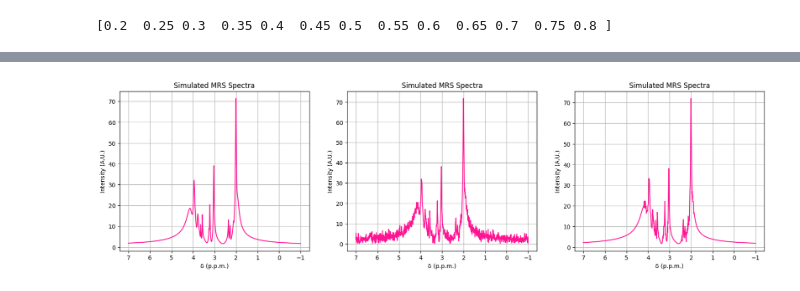
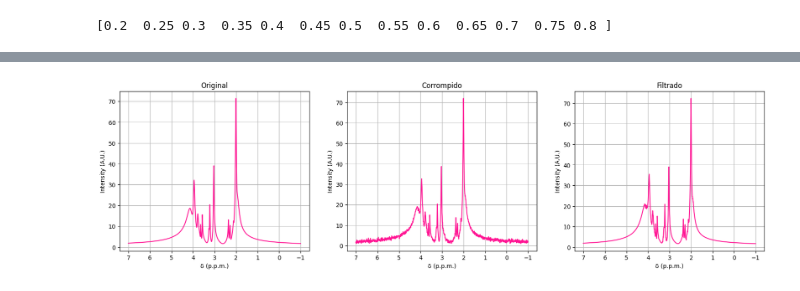
Before and after one commit to JoaoDell/MRI-study, a Jupyter notebook: examples/MPM/smart_noise_filtering.ipynb, the cells around one changed output, grey strips where cells are left out. Drawn from its saved outputs; the diff is of its cells as text; code cells hidden in the pictures.

```diff
--- a/examples/MPM/smart_noise_filtering.ipynb
+++ b/examples/MPM/smart_noise_filtering.ipynb
@@ -29,7 +29,7 @@ pop = pymri.population(ws, t2s, M_0s, spins_phi)
 sig, t = pymri.population_transverse_decay( t0, tn, dt, pop, np.array([]) )
 freqs, sig_fft = pymri.fourier_spectrum( sig, dt, B0 )
 
-c_sig = pymri.corrupted_snr(sig, 0.0, 0.03)
+c_sig = pymri.corrupted_snr(sig, 0.0, 0.01)
 c_freqs, c_sig_fft = pymri.fourier_spectrum( c_sig, dt, B0 )
 
 pymri.plot_chem_shifts( freqs, c_sig_fft, 1.0 )
@@ -66,18 +87,20 @@ filtered_alpha = alpha[mask]
 # %%
 filtered_pop = pymri.population(filtered_omega, 1/filtered_alpha, filtered_s0, filtered_phi)
 
 filtered_sig, t = pymri.population_transverse_decay(t0, tn, dt, filtered_pop, np.ndarray([]))
 
 filtered_freqs, filtered_sig_fft = pymri.fourier_spectrum( filtered_sig, dt, B0 )
 
+r_freqs, r_sig_fft = pymri.fourier_spectrum( reconstructed_sig, dt, B0 )
+
 plt.figure(figsize = (20, 5))
 plt.subplot(131)
-pymri.plot_chem_shifts( freqs, sig_fft, 1.0 )
+pymri.plot_chem_shifts( freqs, sig_fft, 1.0, title="Original" )
 
 plt.subplot(132)
-pymri.plot_chem_shifts( c_freqs, c_sig_fft, 1.0 )
+pymri.plot_chem_shifts( c_freqs, c_sig_fft, 1.0, title="Corrompido" )
 
 plt.subplot(133)
-pymri.plot_chem_shifts( filtered_freqs, filtered_sig_fft, 1.0 )
+pymri.plot_chem_shifts( filtered_freqs, filtered_sig_fft, 1.0, title="Filtrado" )
 # %% [output]
-[figure, old version]
+[figure, new version]
```
Also changed, not shown: parts of 2 cells of this notebook, 2 other files.
